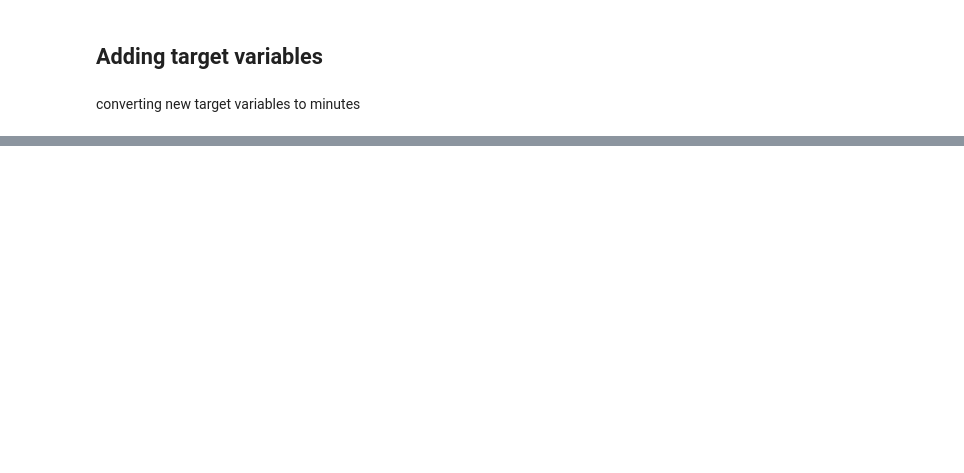
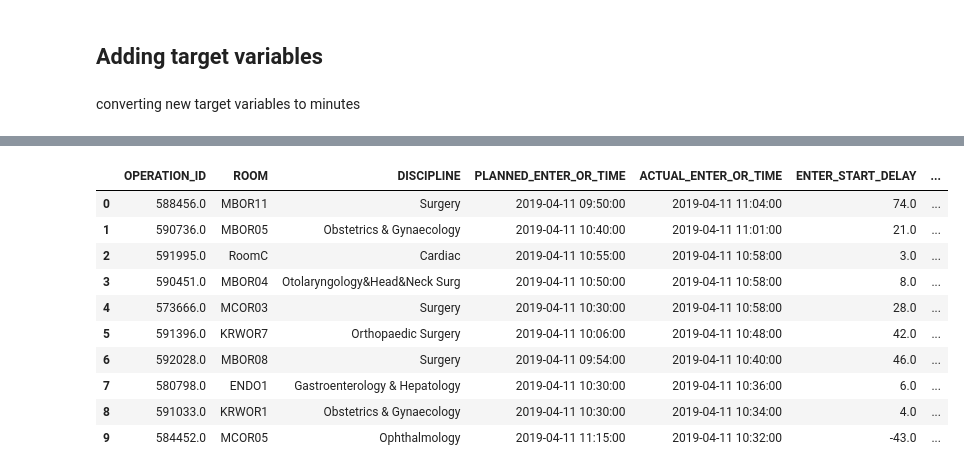
Before and after one commit to joshhlim/BT4103-OPTIC, a Jupyter notebook: data-cleaning-2-copy.ipynb, the cells around one changed output, grey strips where cells are left out. Drawn from its saved outputs; the diff is of its cells as text; code cells hidden in the pictures; blank space fills up the shorter version.

Commit message:
added columns
enter_start_delay, knife_start_delay & exit_or_delay and emma's file

```diff
--- a/data-cleaning-2-copy.ipynb
+++ b/data-cleaning-2-copy.ipynb
@@ -1298,0 +2086,11 @@ data.head()
+# %%
+# ---------- DATETIME PARSER ----------
+def _parse_dt(series: pd.Series) -> pd.Series:
+    """Robust parser: handles datetime dtype, Excel serials, and DD/MM/YYYY HH:MM[:SS] strings."""
+    s = series
+    if np.issubdtype(s.dtype, np.datetime64):
+        return s
+    if np.issubdtype(s.dtype, np.number):  # Excel serials
+        return pd.to_datetime(s, unit="D", origin="1899-12-30", errors="coerce")
+    # Strings like DD/MM/YYYY HH:MM or HH:MM:SS
+    return pd.to_datetime(s, errors="coerce", dayfirst=True)
@@ -1298,0 +2177,6 @@ data.head()
+# %%
+# ---------- IS_LATE FROM PLANNED VS ACTUAL ----------
+kp = _parse_dt(data[PLANNED_COL])
+ka = _parse_dt(data[ACTUAL_COL])
+delta_min = (ka - kp).dt.total_seconds() / 60.0
+data["Is_Late"] = (delta_min > 0).astype(int)  # actual later than planned
@@ -1298,0 +2351,6 @@ data.head()
+# %%
+# Assign Delay_Category based on Is_Late
+late_mask = data["Is_Late"] == 1
+out_cat = pd.Series("No Delay", index=data.index)
+out_cat.loc[late_mask] = [classify_late_reason(t) for t in data.loc[late_mask, NORM_COL]]
+data[CAT_COL] = out_cat
@@ -1298,0 +2385,9 @@ data.head()
+# %%
+# Correcting emergency priority codes
+
+data["EMERGENCY_PRIORITY"] = data["EMERGENCY_PRIORITY"].replace({
+    "P2": "P2B",
+    "P3": "P3B",
+    "P3a": "P3A",
+    "P3b": "P3B"
+})
@@ -1299,2 +2410,23 @@ data.head()
+# %%
+cols = [
+    "OPERATION_ID","ROOM","DISCIPLINE",
+    "PLANNED_ENTER_OR_TIME","ACTUAL_ENTER_OR_TIME","ENTER_START_DELAY","ENTER_START_DELAY_MIN",
+    "PLANNED_KNIFE_TO_SKIN_TIME","ACTUAL_KNIFE_TO_SKIN_TIME","KNIFE_START_DELAY","KNIFE_START_DELAY_MIN",
+    "PLANNED_EXIT_OR_TIME","ACTUAL_EXIT_OR_TIME","EXIT_OR_DELAY","EXIT_OR_DELAY_MIN",
+]
+display_cols = [c for c in cols if c in data.columns]
+data.loc[:, display_cols].head(10)
+# %% [output]
+|  | OPERATION_ID | ROOM | DISCIPLINE | PLANNED_ENTER_OR_TIME | ACTUAL_ENTER_OR_TIME | ENTER_START_DELAY | ... |
+| 0 | 588456.0 | MBOR11 | Surgery | 2019-04-11 09:50:00 | 2019-04-11 11:04:00 | 74.0 | ... |
+| 1 | 590736.0 | MBOR05 | Obstetrics & Gynaecology | 2019-04-11 10:40:00 | 2019-04-11 11:01:00 | 21.0 | ... |
+| 2 | 591995.0 | RoomC | Cardiac | 2019-04-11 10:55:00 | 2019-04-11 10:58:00 | 3.0 | ... |
+| 3 | 590451.0 | MBOR04 | Otolaryngology&Head&Neck Surg | 2019-04-11 10:50:00 | 2019-04-11 10:58:00 | 8.0 | ... |
+| 4 | 573666.0 | MCOR03 | Surgery | 2019-04-11 10:30:00 | 2019-04-11 10:58:00 | 28.0 | ... |
+| 5 | 591396.0 | KRWOR7 | Orthopaedic Surgery | 2019-04-11 10:06:00 | 2019-04-11 10:48:00 | 42.0 | ... |
+| 6 | 592028.0 | MBOR08 | Surgery | 2019-04-11 09:54:00 | 2019-04-11 10:40:00 | 46.0 | ... |
+| 7 | 580798.0 | ENDO1 | Gastroenterology & Hepatology | 2019-04-11 10:30:00 | 2019-04-11 10:36:00 | 6.0 | ... |
+| 8 | 591033.0 | KRWOR1 | Obstetrics & Gynaecology | 2019-04-11 10:30:00 | 2019-04-11 10:34:00 | 4.0 | ... |
+| 9 | 584452.0 | MCOR05 | Ophthalmology | 2019-04-11 11:15:00 | 2019-04-11 10:32:00 | -43.0 | ... |
 # %%
 data.info()
```
Also changed, not shown: parts of 67 cells of this notebook.
